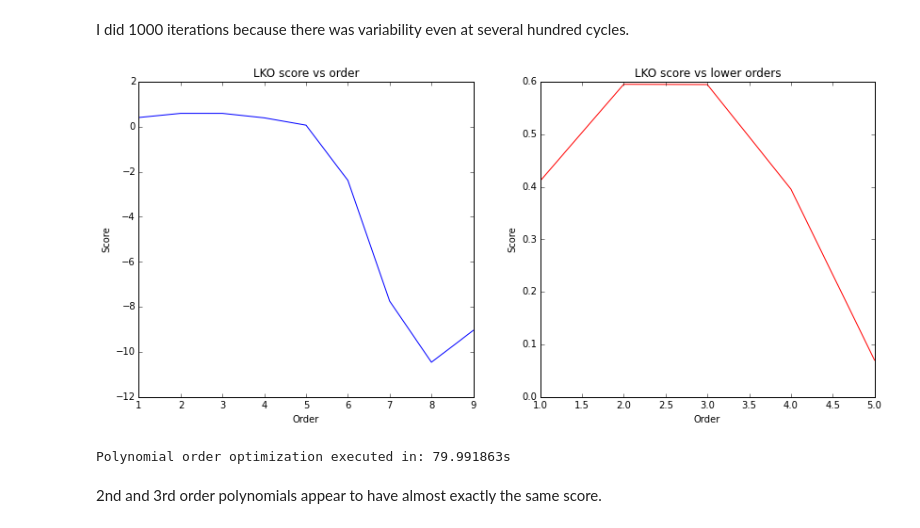
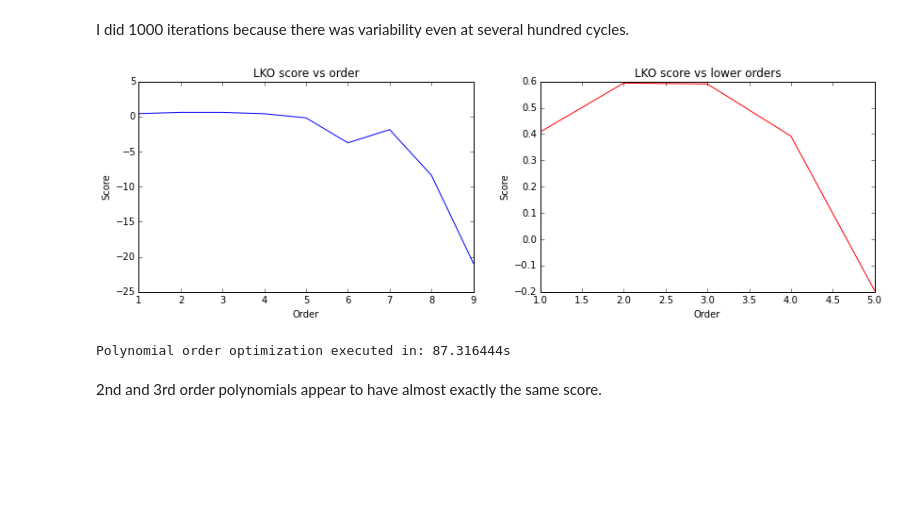
Before and after one commit to alex-miller-0/masters_notebooks, a Jupyter notebook: python/4_quantitative_feature_sets.ipynb, the cells around one changed output. Saved outputs shown, nothing was run; the diff lists cells and outputs as text; code cells hidden in the pictures; blank space fills up the shorter version.

```diff
--- a/python/4_quantitative_feature_sets.ipynb
+++ b/python/4_quantitative_feature_sets.ipynb
@@ -43,6 +49,6 @@ f = df[pd.notnull(data['EA_A']) & pd.notnull(data['EA_B']) & pd.notnull(data['r_
           & pd.notnull(data['avg_EA_B']) & pd.notnull(data['avg_r_A']) & pd.notnull(data['avg_r_B'])
           & pd.notnull(data['avg_d_count_B']) & pd.notnull(data['dk_star'])]
 X = f[ ['EA_A', 'EA_B', 'r_A', 'r_B', 'd_count_B', 'avg_EA_A', 'avg_EA_B', 'avg_r_A',
-        'avg_r_B', 'avg_d_count_B' ]]
+        'avg_r_B', 'avg_d_count_B', 'tol_factor', 'r_critical' ]]
 
 y = f['dk_star']
@@ -110,5 +140,5 @@ import time
 pure_x = np.array(X[['r_B', 'EA_B', 'd_count_B']])
 pure_y = np.array([y]).T
 # %%
-optimize_k(1000, len(pure_y), pure_x, pure_y)
+optimize_k(1000, len(pure_y), pure_x, pure_y, False)
 # %% [output]
@@ -117,10 +158,10 @@ k optmization executed in: 48.769211s
 # %% [markdown]
 I did 1000 iterations because there was variability even at several hundred cycles.
 # %%
-optimize_order(500, len(pure_y), 6, pure_x, pure_y)
+optimize_order(500, len(pure_y), 6, pure_x, pure_y, False)
 # %% [output]
-[figure, old version]
+[figure, new version]
-Polynomial order optimization executed in: 79.991863s
+Polynomial order optimization executed in: 87.316444s
 # %% [markdown]
 2nd and 3rd order polynomials appear to have almost exactly the same score.
 # %% [markdown]
```
Also changed, not shown: parts of 13 cells of this notebook, 3 other files.
